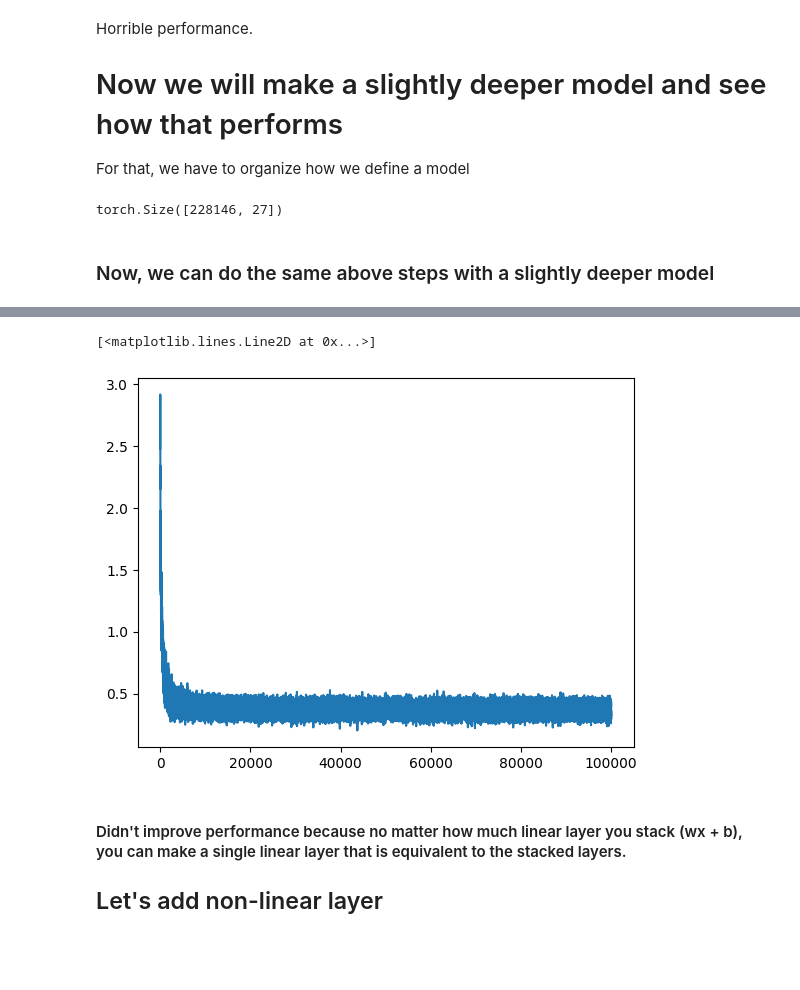
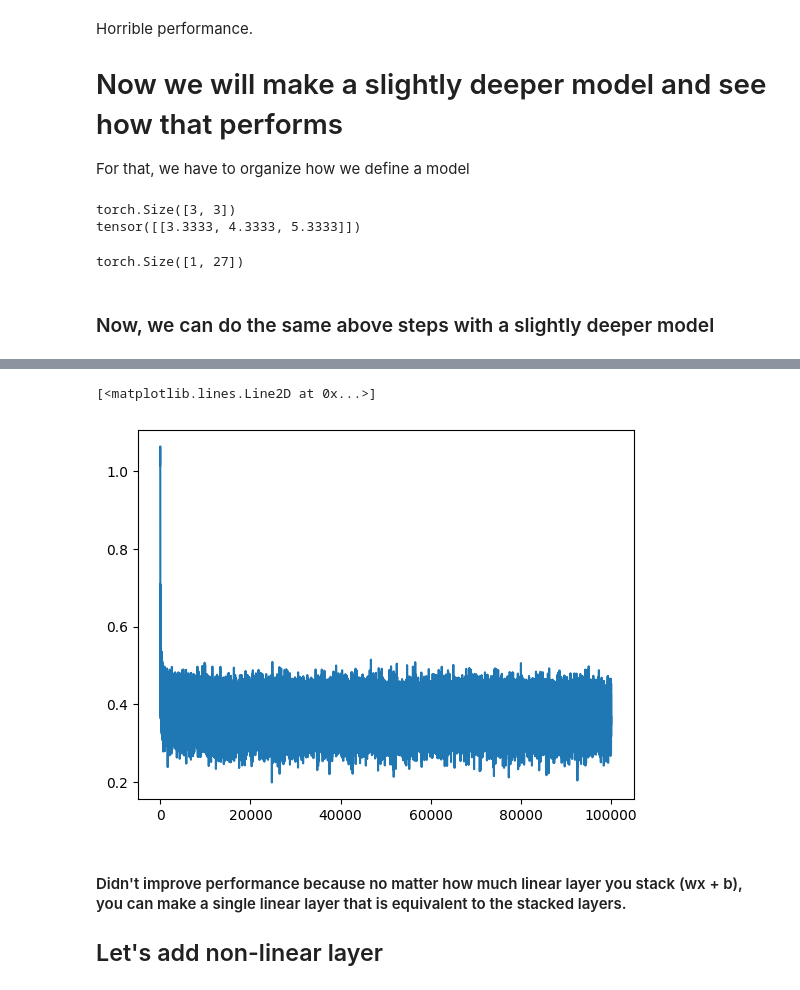
Before and after one commit to aabs7/Robot-Learning, a Jupyter notebook: llm/trigram.ipynb, the cells around one changed output, grey strips where cells are left out. Saved outputs shown, nothing was run; the diff lists cells and outputs as text; code cells hidden in the pictures; blank space fills up the shorter version.

```diff
--- a/llm/trigram.ipynb
+++ b/llm/trigram.ipynb
@@ -273,6 +281,7 @@ Num data: 12319884
 # %%
-def forward_backward_pass():
+def forward_backward_pass(x=x_train, y=y_train):
     # 1) FORWARD PASS
+    x_enc = C[x].view(len(x), -1)
     logits = x_enc @ W
     counts_nn = logits.exp()
     prob_nn = counts_nn / counts_nn.sum(dim=1, keepdim=True)
@@ -280,15 +289,17 @@ def forward_backward_pass():
     loss = -1 * torch.log(prob_nn[torch.arange(len(prob_nn)), y]).mean()
     # Loss is negative logprobs (average)
     # Line 4, 5, 7 are simply achievable through F.cross_entropy(logits, y)
-    print(F.cross_entropy(logits, y).item()) # This is clled cross_entropy because
+    # print(F.cross_entropy(logits, y).item()) # This is clled cross_entropy because
     print(loss.item())
 
     # 2) Backward Pass
     W.grad = None # Clear out gradients
+    C.grad = None
     loss.backward()
 
     # Optimize weights
-    W.data += -50 * W.grad # Gradients point towards the increase in loss.
+    W.data += -0.1 * W.grad # Gradients point towards the increase in loss.
+    C.data += -0.1 * C.grad
 
 forward_backward_pass()
 # %% [output]
@@ -327,9 +337,8 @@ for _ in range(10):
     output = []
     input_x = torch.cat([input_x[1:],torch.tensor([ix])])
     while True:
-        one_hot_ip = F.one_hot(input_x, num_classes=len(chars))
-        one_hot_ip = one_hot_ip.reshape(1, len(input_x) * len(chars)).float()
-        logits_pred = one_hot_ip @ W
+        x_enc = C[input_x].view(1, -1)
+        logits_pred = x_enc @ W
         counts_pred = logits_pred.exp()
         probs_pred = counts_pred/counts_pred.sum(dim=1, keepdim=True)
         ix = torch.multinomial(probs_pred, num_samples=1, replacement=True, generator=generator).item()
@@ -435,25 +469,38 @@ def predict(layers, examples=10):
+# %%
+a = torch.Tensor([[1,2,3],
+                  [3,4,5],
+                  [6,7,8]])
+print(a.shape)
+mean_a_dim_0 = a.mean(dim=0, keepdim=True)
+print(mean_a_dim_0)
+# %% [output]
+torch.Size([3, 3])
+tensor([[3.3333, 4.3333, 5.3333]])
 # %%
-layer = Linear(54, 27)
+layer = Linear(n_embed * block_size, 27)
 out = layer(x_enc)
 print(out.shape)
 # %% [output]
-torch.Size([228146, 27])
+torch.Size([1, 27])
 # %% [markdown]
 ### Now, we can do the same above steps with a slightly deeper model
 # %%
+n_embed = 10
+vocab_size = len(chars)
+C = Embedding(vocab_size=vocab_size, n_embed=n_embed)
 layers = [
-    Linear(54, 100),
+    Linear(n_embed * block_size, 100),
     Linear(100, 100),
-    Linear(100, 27)
+    Linear(100, vocab_size)
 ]
-parameters = [p for layer in layers for p in layer.parameters()]
+parameters = C.parameters() + [p for layer in layers for p in layer.parameters()]
 print("Total parameters = ", sum(p.nelement() for p in parameters))
 
 # lets make sure that the use grad is true for all parameters.
 for p in parameters:
     p.requires_grad_(True)
 
-all_loss = train(x_enc, y, layers, parameters, epochs=100000, lr=0.10)
-print(f'Average 10 loss: {sum(all_loss[:10])/10:.2f}')
+all_loss = train(x_train, y_train, layers, parameters, 100000, C, lr=0.10)
+print(f'Average 10 loss: {sum(all_loss[-10:])/10:.2f}')
 plt.plot(all_loss)
 # %% [output]
@@ -462,5 +509,5 @@ Average 10 loss: 2.75
 [<matplotlib.lines.Line2D at 0x...>]
-[figure, old version]
+[figure, new version]
 # %% [markdown]
 #### Didn't improve performance because no matter how much linear layer you stack (wx + b), you can make a single linear layer that is equivalent to the stacked layers.
 
```
Also changed, not shown: parts of 22 cells of this notebook.
